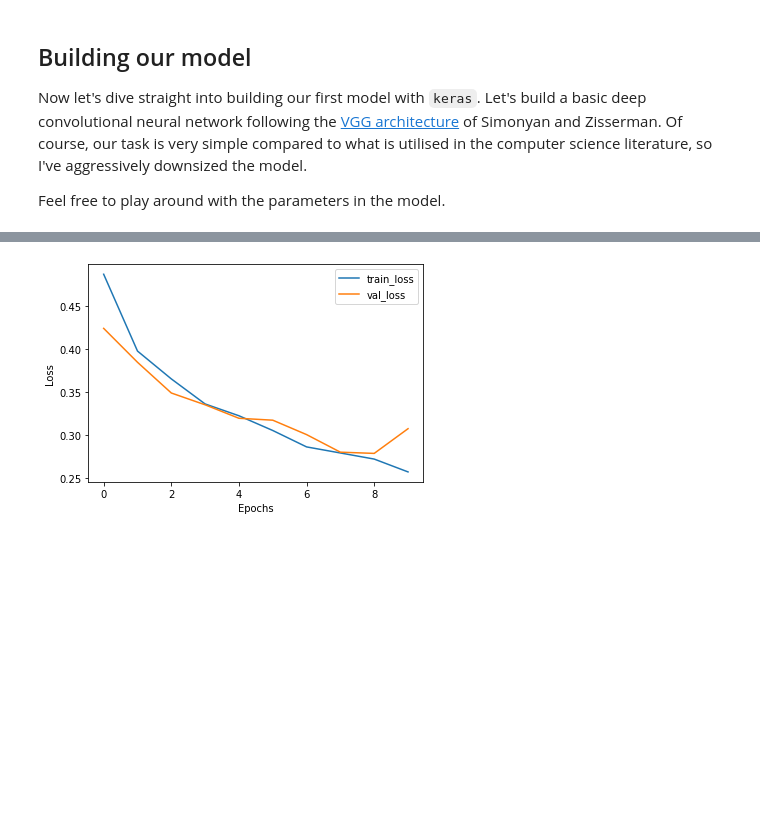
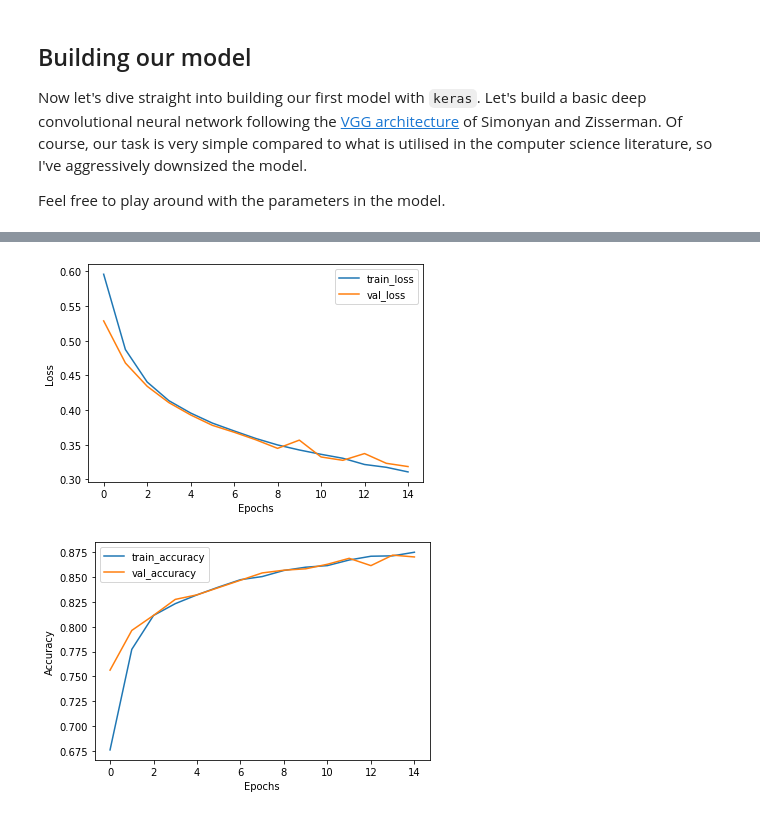
Before and after one commit to raphhbw/WAKE_workshops, a Jupyter notebook: machine_learning/session_02/s2_ml_for_modern_astronomy.ipynb, the cells around one changed output, grey strips where cells are left out. Saved outputs shown, nothing was run; the diff lists cells and outputs as text; code cells hidden in the pictures; blank space fills up the shorter version.

Commit message:
Add model diagnostics/entropy/visualisation

```diff
--- a/machine_learning/session_02/s2_ml_for_modern_astronomy.ipynb
+++ b/machine_learning/session_02/s2_ml_for_modern_astronomy.ipynb
@@ -154,14 +155,14 @@ Feel free to play around with the parameters in the model.
 # %%
 model = tfk.Sequential(
     [
-        tfkl.Conv2D(8, (3, 3), activation="relu", name="conv1", input_shape=images.shape[1:]),
-        tfkl.Conv2D(8, (3, 3), activation="relu", name="conv2"),
-        tfkl.MaxPooling2D(pool_size=(2, 2), padding='valid'),
-        tfkl.Conv2D(16, (3, 3), activation="relu", name="conv3"),
-        tfkl.Conv2D(16, (3, 3), activation="relu", name="conv4"),
+        tfkl.Conv2D(4, (3, 3), activation="relu", name="conv1", input_shape=images.shape[1:]),
+        tfkl.Conv2D(4, (3, 3), activation="relu", name="conv2"),
+        tfkl.MaxPooling2D(pool_size=(4, 4), padding='valid'),
+        tfkl.Conv2D(8, (3, 3), activation="relu", name="conv3"),
+        tfkl.Conv2D(8, (3, 3), activation="relu", name="conv4"),
         tfkl.MaxPooling2D((4, 4), padding='valid'),
         tfkl.Flatten(),
-        tfkl.Dense(256, activation='relu', name='fc_1'),
+        tfkl.Dense(64, activation='relu', name='fc_1'),
         tfkl.Dense(1, activation='sigmoid', name='output')
 
     ]
@@ -199,5 +194,0 @@ _________________________________________________________________
-# %%
-optim = tfk.optimizers.Adam(learning_rate=3e-4)
-loss = tfk.losses.BinaryCrossentropy()
-
-model.compile(optimizer=optim, loss=loss)
@@ -204,3 +204,15 @@ model.compile(optimizer=optim, loss=loss)
+# %%
+# optimiser: let's use Adam with `learning_rate` = 3e-4. Why not try a different one from https://www.tensorflow.org/api_docs/python/tf/keras/optimizers
+optim = tfk.optimizers.Adam(learning_rate=3e-4)
+
+# loss: binary classification problem, so binary cross-entropy is the way to go. See s1_linearmodelstoml for an introduction to this.
+loss = tfk.losses.BinaryCrossentropy()
+
+# metrics: as humans the Accuracy is probably our first thought! But there's a full range of metrics available at https://www.tensorflow.org/api_docs/python/tf/keras/metrics.
+# why not try swapping in/adding Precision, Recall, KLDivergence etc.
+metrics = [tfk.metrics.BinaryAccuracy(), tfk.metrics.AUC()]
+
+model.compile(optimizer=optim, loss=loss, metrics=metrics)
 # %%
 history = model.fit(x=images_train, y=labels_train, batch_size=32, verbose=1, validation_data=(images_val, labels_val), shuffle=True, epochs=15)
 # %% [output]
@@ -211,11 +236,19 @@ KeyboardInterrupt
 # %%
 metrics = history.history
 
 plt.plot(metrics['loss'], label='train_loss')
 plt.plot(metrics['val_loss'], label='val_loss')
 plt.legend()
 plt.xlabel("Epochs")
 plt.ylabel("Loss")
 plt.show()
+
+plt.plot(metrics['binary_accuracy'], label='train_accuracy')
+plt.plot(metrics['val_binary_accuracy'], label='val_accuracy')
+plt.legend()
+plt.xlabel("Epochs")
+plt.ylabel("Accuracy")
+plt.show()
 # %% [output]
-[figure, old version]
+[figure, new version]
+[figure, added]
```
Also changed, not shown: parts of 17 cells of this notebook.
